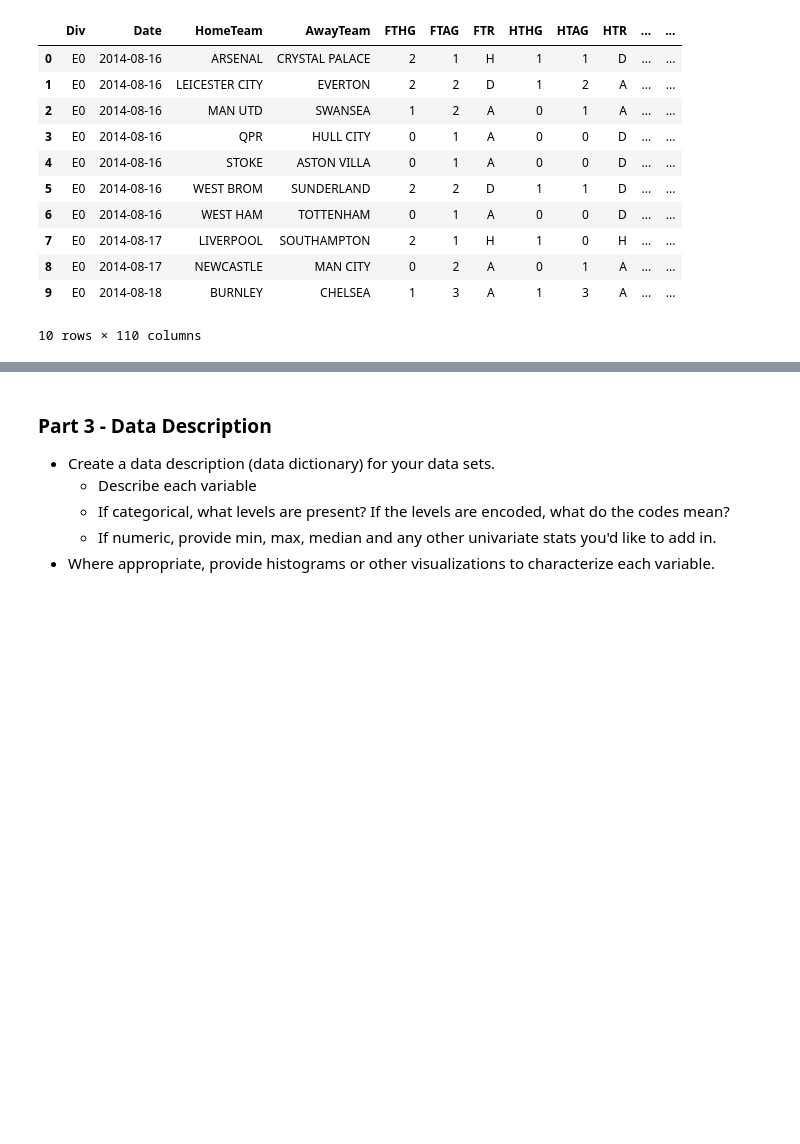
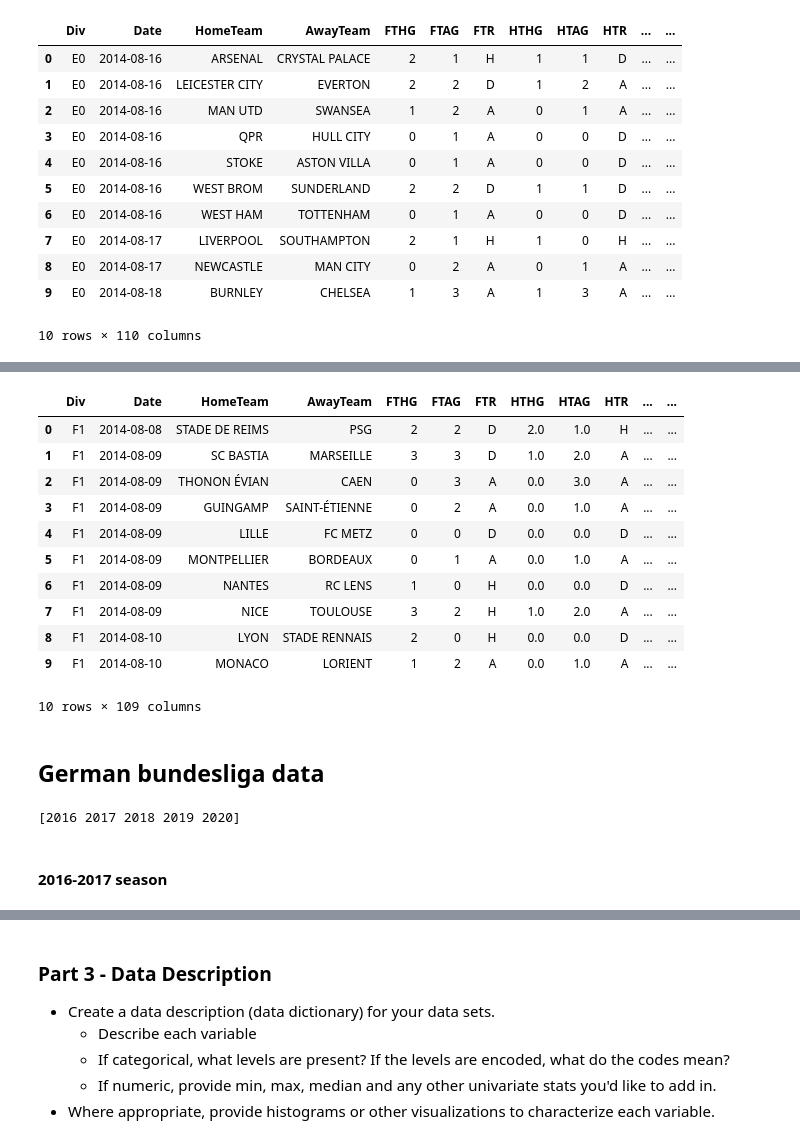
Before and after one commit to fordjackson26/CS5394Project2, a Jupyter notebook: Project02.ipynb, the cells around one changed output, grey strips where cells are left out. Cells and saved outputs as stored; diff of their text form; code cells hidden in the pictures; blank space fills up the shorter version.

Commit message:
combined french data and started combining german data

```diff
--- a/Project02.ipynb
+++ b/Project02.ipynb
@@ -1191,0 +1488,27 @@ englishData.head(10)
+# %%
+df2018 = frn_by_years.get_group(2018)
+dfdates = pd.read_csv('french-ligue-1/data/season-1819_csv.csv')
+dfdates['HomeTeam'] = dfdates['HomeTeam'].str.upper()
+dfdates['AwayTeam'] = dfdates['AwayTeam'].str.upper()
+t1 = df2018['Home Team'].unique()
+t2 = dfdates['HomeTeam'].unique()
+
+names = dict()
+t1.sort()
+t2.sort()
+
+# t2[1] = "SC BASTIA"
+#  t2[9] = "FC METZ"
+t2[len(t2) - 4] = "STADE RENNAIS"
+t2[len(t2) - 3] = "SAINT-ÉTIENNE"
+t2[len(t2) - 5] = "STADE DE REIMS"
+t2.sort()
+#
+t2[len(t2) - 4] = "REIMS"
+t2[len(t2) - 3] = 'RENNES'
+t2[len(t2) - 5] ="ST ETIENNE"
+
+
+for i in range(len(t1)):
+    print(t2[i] + '--' + t1[i])
+    names[t2[i]] = t1[i]
@@ -1191,0 +1536,4 @@ englishData.head(10)
+# %%
+dfdates['HomeTeam'] = dfdates['HomeTeam'].apply(lambda x: names[x])
+dfdates['AwayTeam'] = dfdates['AwayTeam'].apply(lambda x: names[x])
+print(dfdates['AwayTeam'].unique())
@@ -1191,0 +1544,3 @@ englishData.head(10)
+# %%
+fr2018combo = pd.merge(dfdates, df2018, left_on=['HomeTeam','AwayTeam'], right_on=['Home Team', 'Away Team'])
+fr2018combo.head()
@@ -1191,0 +1557,3 @@ englishData.head(10)
+# %%
+frenchData = pd.DataFrame().append([fr2014combo,fr2015combo,fr2016combo,fr2017combo,fr2018combo])
+frenchData.head()
@@ -1191,0 +1568,27 @@ englishData.head(10)
+# %%
+frenchData['Date'] = pd.to_datetime(frenchData['Date'], dayfirst=1)
+frenchData.sort_values(by=['Date'],inplace=True,ascending=1)
+frenchData.head(10)
+# %% [output]
+|  | Div | Date | HomeTeam | AwayTeam | FTHG | FTAG | FTR | HTHG | HTAG | HTR | ... | ... |
+| 0 | F1 | 2014-08-08 | STADE DE REIMS | PSG | 2 | 2 | D | 2.0 | 1.0 | H | ... | ... |
+| 1 | F1 | 2014-08-09 | SC BASTIA | MARSEILLE | 3 | 3 | D | 1.0 | 2.0 | A | ... | ... |
+| 2 | F1 | 2014-08-09 | THONON ÉVIAN | CAEN | 0 | 3 | A | 0.0 | 3.0 | A | ... | ... |
+| 3 | F1 | 2014-08-09 | GUINGAMP | SAINT-ÉTIENNE | 0 | 2 | A | 0.0 | 1.0 | A | ... | ... |
+| 4 | F1 | 2014-08-09 | LILLE | FC METZ | 0 | 0 | D | 0.0 | 0.0 | D | ... | ... |
+| 5 | F1 | 2014-08-09 | MONTPELLIER | BORDEAUX | 0 | 1 | A | 0.0 | 1.0 | A | ... | ... |
+| 6 | F1 | 2014-08-09 | NANTES | RC LENS | 1 | 0 | H | 0.0 | 0.0 | D | ... | ... |
+| 7 | F1 | 2014-08-09 | NICE | TOULOUSE | 3 | 2 | H | 1.0 | 2.0 | A | ... | ... |
+| 8 | F1 | 2014-08-10 | LYON | STADE RENNAIS | 2 | 0 | H | 0.0 | 0.0 | D | ... | ... |
+| 9 | F1 | 2014-08-10 | MONACO | LORIENT | 1 | 2 | A | 0.0 | 1.0 | A | ... | ... |
+10 rows × 109 columns
+# %% [markdown]
+## German bundesliga data
+# %%
+german = leagues.get_group('german')
+grm_by_years = german.groupby('year')
+print(german["year"].unique())
+# %% [output]
+[2016 2017 2018 2019 2020]
+# %% [markdown]
+#### 2016-2017 season
```
Also changed, not shown: parts of 27 cells of this notebook.
